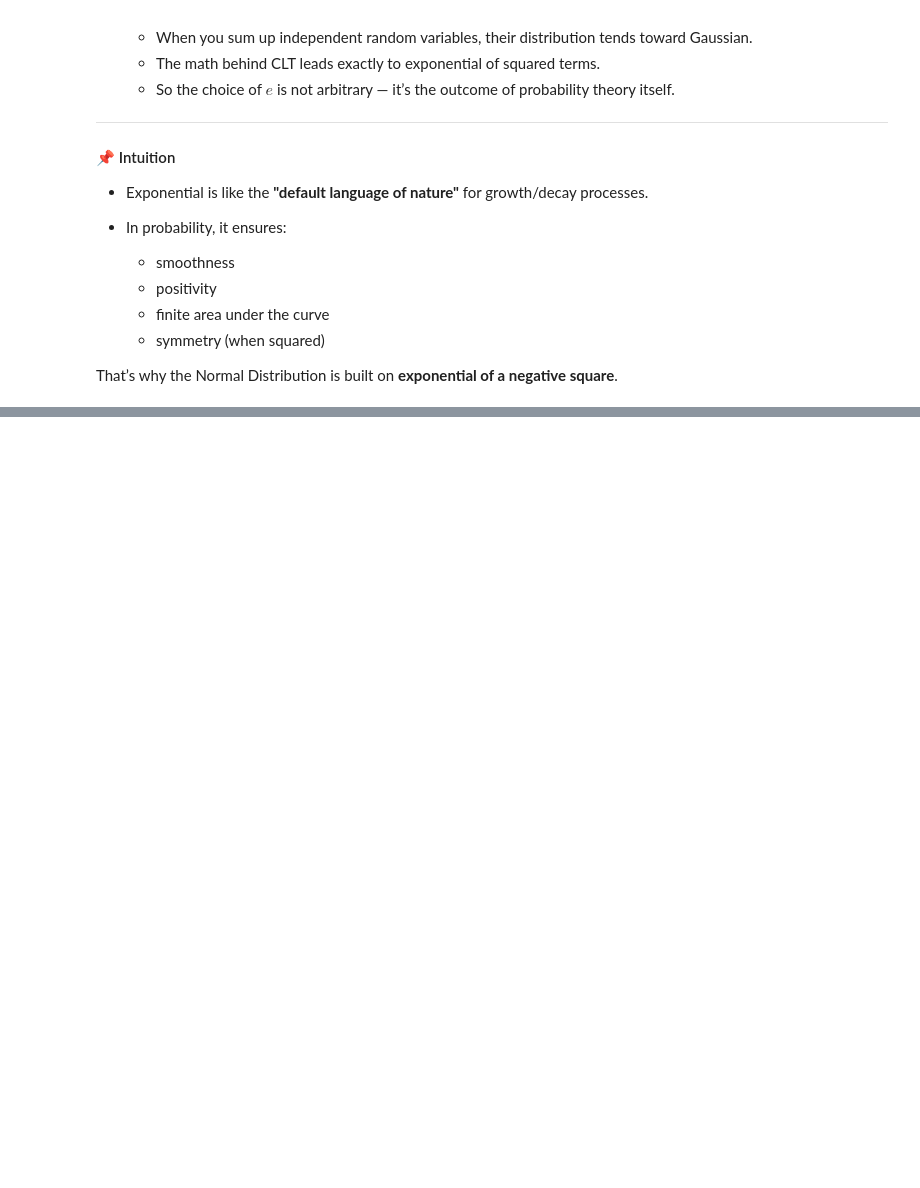
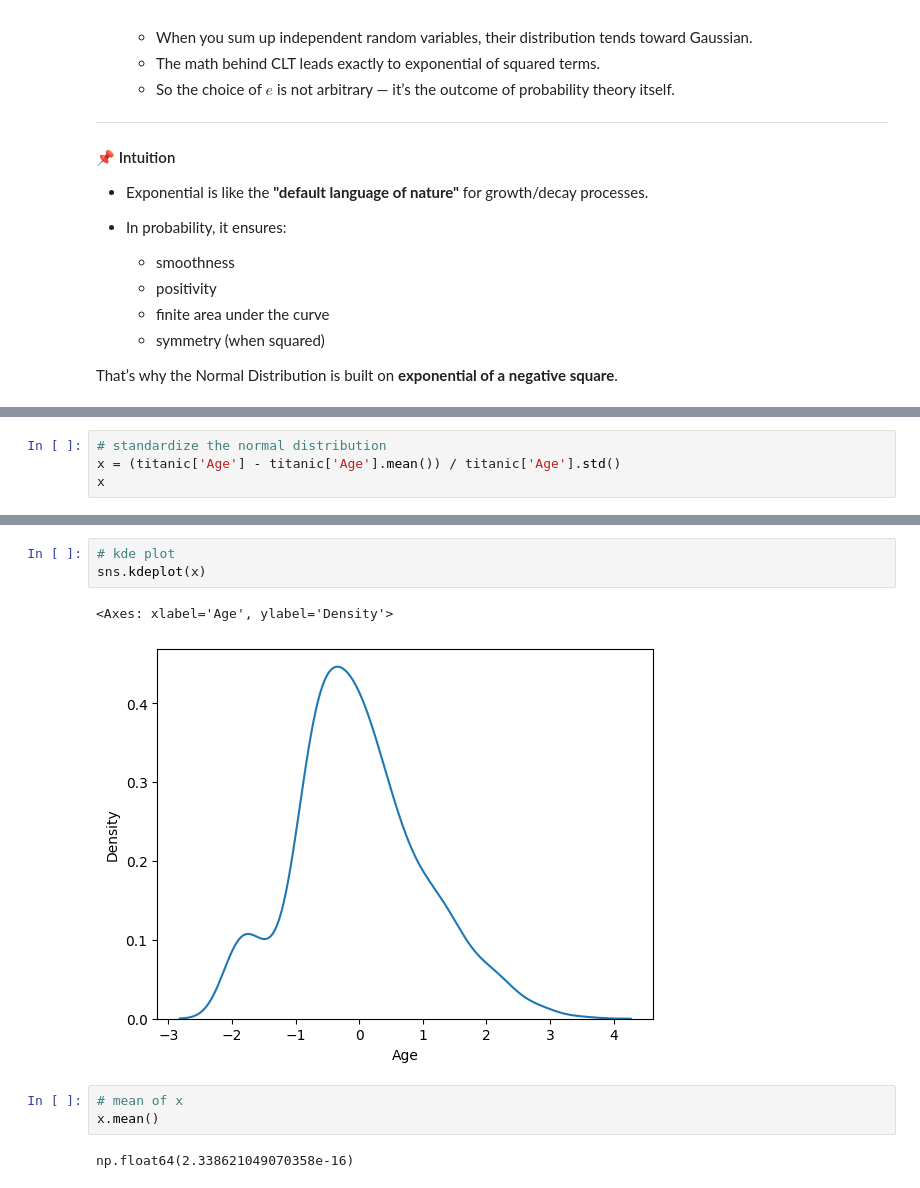
Before and after one commit to Narotam-Mishra/machine-learning-concepts, a Jupyter notebook: 05_Maths_for_ML/Probability/NormalDistribution/phase1.ipynb, the cells around one changed output, grey strips where cells are left out. Saved outputs shown, nothing was run; the diff lists cells and outputs as text; blank space fills up the shorter version.

```diff
--- a/05_Maths_for_ML/Probability/NormalDistribution/phase1.ipynb
+++ b/05_Maths_for_ML/Probability/NormalDistribution/phase1.ipynb
@@ -216,0 +242,4 @@ That’s why the Normal Distribution is built on **exponential of a negative squ
+# %%
+# standardize the normal distribution
+x = (titanic['Age'] - titanic['Age'].mean()) / titanic['Age'].std()
+x
@@ -216,0 +259,11 @@ That’s why the Normal Distribution is built on **exponential of a negative squ
+# %%
+# kde plot
+sns.kdeplot(x)
+# %% [output]
+<Axes: xlabel='Age', ylabel='Density'>
+[figure, added]
+# %%
+# mean of x
+x.mean()
+# %% [output]
+np.float64(2.338621049070358e-16)
```
Also changed, not shown: parts of 8 cells of this notebook.
